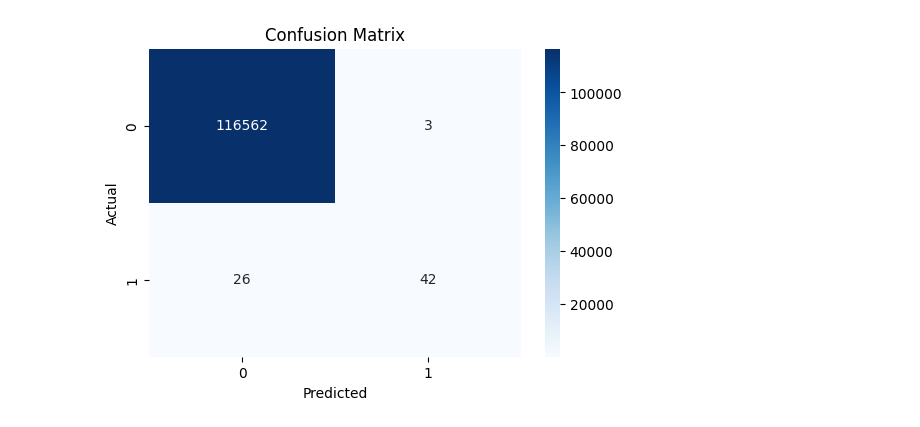
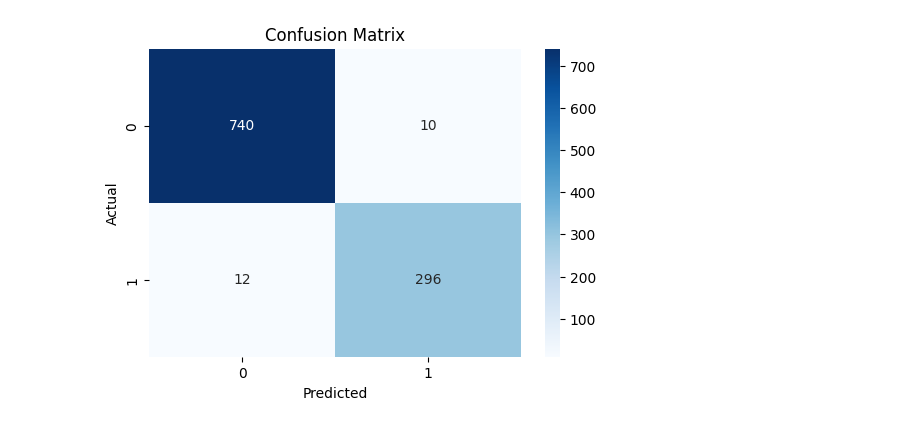
Before and after one commit to sergekamanzi/Fraud-Detection, a Jupyter notebook: fraud.ipynb, the cells around one changed output. Drawn from its saved outputs; the diff is of its cells as text; code cells hidden in the pictures.

```diff
--- a/fraud.ipynb
+++ b/fraud.ipynb
@@ -23,18 +3,16 @@ Successfully installed tensorflow-addons-0.23.0 typeguard-2.13.3
 # %%
-# Install Required Dependencies
-!pip install tensorflow-addons keras --upgrade
-
-# Import Required Libraries
 import pandas as pd
 import numpy as np
 import tensorflow as tf
 from tensorflow.keras.models import Model
 from tensorflow.keras.layers import Dense, Dropout, BatchNormalization, Input, Add
 from tensorflow.keras.optimizers import Adam
+from tensorflow.keras.regularizers import l2
+from tensorflow.keras.callbacks import EarlyStopping
 from sklearn.model_selection import train_test_split
 from sklearn.preprocessing import StandardScaler, LabelEncoder
 from sklearn.utils.class_weight import compute_class_weight
-from sklearn.metrics import accuracy_score, f1_score, classification_report, confusion_matrix, precision_recall_curve
+from sklearn.metrics import accuracy_score, f1_score, classification_report, confusion_matrix, precision_score, recall_score, precision_recall_curve
 from imblearn.over_sampling import SMOTE
 import seaborn as sns
 import matplotlib.pyplot as plt
@@ -42,7 +20,7 @@ import tensorflow.keras.backend as K
 from tensorflow.keras.losses import binary_crossentropy
 
 # Load Dataset
-data = pd.read_csv('/content/fraud detection.csv')
+data = pd.read_csv('/content/imbalanced_dataset.csv')
 
 # Encode categorical variables
 label_encoder = LabelEncoder()
@@ -60,7 +38,7 @@ data['transaction_ratio_dest'] = data['amount'] / (data['oldbalanceDest'] + 1)
 data.fillna(data.median(), inplace=True)
 
 # Drop unnecessary columns
-data.drop(columns=['nameDest','isFlaggedFraud'], inplace=True)
+data.drop(columns=['nameDest', 'isFlaggedFraud'], inplace=True)
 
 # Split features and target
 X = data.drop(columns=['isFraud'])
@@ -74,15 +52,15 @@ X_scaled = scaler.fit_transform(X)
 X_train, X_temp, Y_train, Y_temp = train_test_split(X_scaled, Y, test_size=0.3, random_state=42, stratify=Y)
 X_val, X_test, Y_val, Y_test = train_test_split(X_temp, Y_temp, test_size=0.5, random_state=42, stratify=Y_temp)
 
-# Apply SMOTE to handle class imbalance (Increase Fraud Cases to 100%)
-smote = SMOTE(sampling_strategy=1.0, random_state=42)  # Balance fraud and non-fraud
+# Apply SMOTE to handle class imbalance
+smote = SMOTE(sampling_strategy=1.0, random_state=42)
 X_train_resampled, Y_train_resampled = smote.fit_resample(X_train, Y_train)
 
-# Compute Class Weights (Aggressive Fraud Weight)
+# Compute Class Weights
 class_weights = compute_class_weight(class_weight='balanced', classes=np.unique(Y_train_resampled), y=Y_train_resampled)
-class_weights_dict = {0: class_weights[0], 1: class_weights[1] * 3}  # More emphasis on fraud cases
+class_weights_dict = {0: class_weights[0], 1: class_weights[1] * 3}
 
-# Custom Focal Loss Function (Fixes TensorFlow Addons Issue)
+# Custom Focal Loss Function
 def focal_loss(alpha=0.75, gamma=3):
     def loss(y_true, y_pred):
         bce = binary_crossentropy(y_true, y_pred)
@@ -91,45 +69,43 @@ def focal_loss(alpha=0.75, gamma=3):
         return focal_term * bce
     return loss
 
-# Define the Advanced Neural Network Model (Deeper + Residual Connections)
+# Define the Advanced Neural Network Model with L2 Regularization
 inputs = Input(shape=(X_train_resampled.shape[1],))
 
-# First Dense Layer (512 Neurons)
-x = Dense(512, activation='relu')(inputs)
+x = Dense(512, activation='relu', kernel_regularizer=l2(0.001))(inputs)
 x = BatchNormalization()(x)
 x = Dropout(0.4)(x)
 
-# Residual Branch (Ensure Same Shape)
-residual = Dense(512, activation='relu')(x)
+residual = Dense(512, activation='relu', kernel_regularizer=l2(0.001))(x)
 residual = BatchNormalization()(residual)
 residual = Dropout(0.3)(residual)
 
-# Add Residual Connection (Now Same Shape)
 x = Add()([x, residual])
 
-# More Layers After Residual Connection
-x = Dense(128, activation='relu')(x)
+x = Dense(128, activation='relu', kernel_regularizer=l2(0.001))(x)
 x = BatchNormalization()(x)
 x = Dropout(0.3)(x)
 
-x = Dense(64, activation='relu')(x)
+x = Dense(64, activation='relu', kernel_regularizer=l2(0.001))(x)
 x = BatchNormalization()(x)
 x = Dropout(0.2)(x)
 
-# Output Layer
 outputs = Dense(1, activation='sigmoid')(x)
 model = Model(inputs, outputs)
 
-
-# Compile Model with Adam and Custom Focal Loss
+# Compile Model
 optimizer = Adam(learning_rate=0.0003)
 model.compile(optimizer=optimizer, loss=focal_loss(alpha=0.75, gamma=3), metrics=['accuracy'])
 
-# Train the Model
+# Define Early Stopping Callback
+early_stopping = EarlyStopping(monitor='val_loss', patience=10, restore_best_weights=True)
+
+# Train the Model with Early Stopping
 history = model.fit(X_train_resampled, Y_train_resampled,
                     validation_data=(X_val, Y_val),
-                    epochs=50, batch_size=256,
+                    epochs=100, batch_size=256,
                     class_weight=class_weights_dict,
+                    callbacks=[early_stopping],
                     verbose=1)
 
 # Predict Probabilities
@@ -137,19 +113,21 @@ Y_pred_probs = model.predict(X_test)
 
 # Adjust Classification Threshold Using Precision-Recall Curve
 precisions, recalls, thresholds = precision_recall_curve(Y_test, Y_pred_probs)
-best_threshold = thresholds[np.argmax(2 * (precisions * recalls) / (precisions + recalls))]  # F1-score optimization
+best_threshold = thresholds[np.argmax(2 * (precisions * recalls) / (precisions + recalls))]
 
 # Convert Probabilities to Class Labels
 Y_pred = (Y_pred_probs > best_threshold).astype("int32")
 
-# Calculate Accuracy and F1 Score
+# Calculate Accuracy, Precision, Recall, and F1 Score
 accuracy = accuracy_score(Y_test, Y_pred)
 f1 = f1_score(Y_test, Y_pred)
+precision = precision_score(Y_test, Y_pred)
+recall = recall_score(Y_test, Y_pred)
+
 print(f"Accuracy: {accuracy:.4f}")
 print(f"F1 Score: {f1:.4f}")
-
-# Classification Report
-print("\nClassification Report:\n", classification_report(Y_test, Y_pred))
+print(f"Precision: {precision:.4f}")
+print(f"Recall: {recall:.4f}")
 
 # Confusion Matrix
 conf_matrix = confusion_matrix(Y_test, Y_pred)
@@ -180 +158 @@ weighted avg       1.00      1.00      1.00    116633
-[figure, old version]
+[figure, new version]
```
Also changed, not shown: parts of 2 cells of this notebook.
